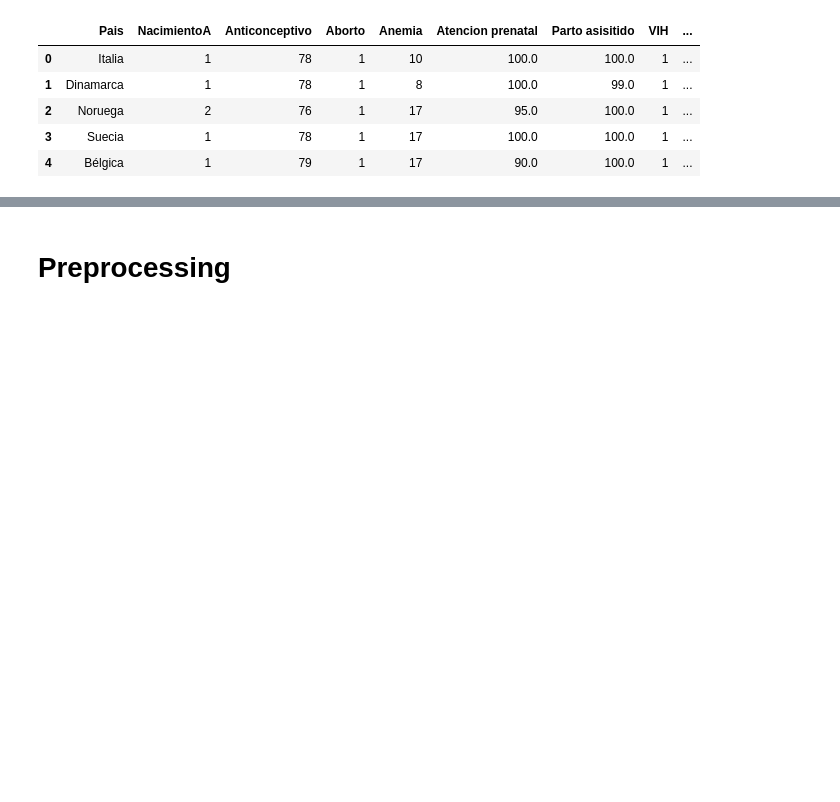
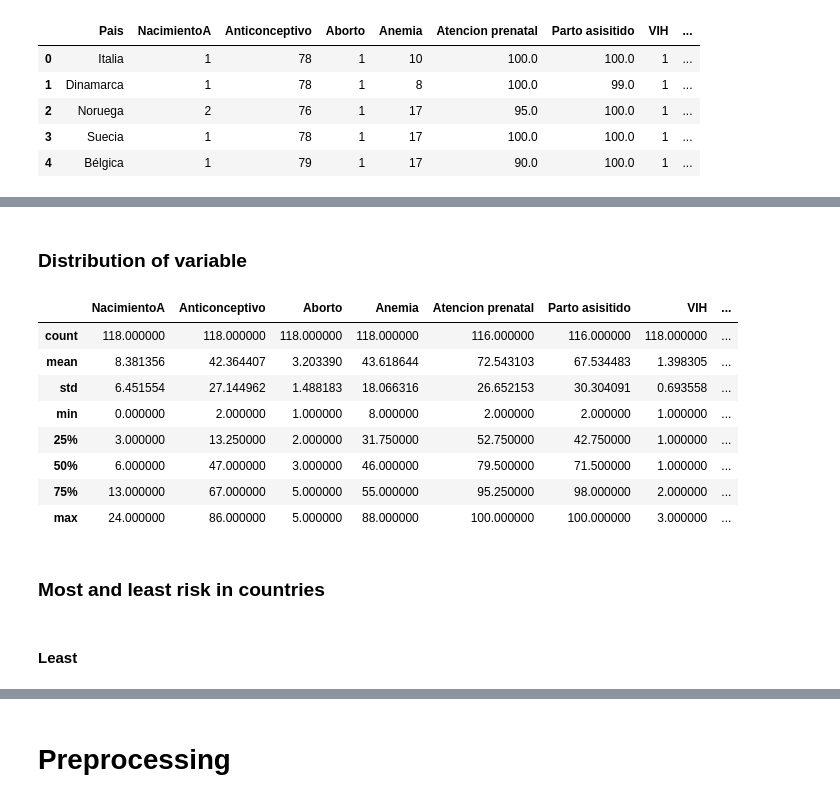
Before and after one commit to bluterplay/7moSemestre, a Jupyter notebook: AnalisisMultivariado/PCA.ipynb, the cells around one changed output, grey strips where cells are left out. Drawn from its saved outputs; the diff is of its cells as text; code cells hidden in the pictures; blank space fills up the shorter version.

Commit message:
Update PCA risk

```diff
--- a/AnalisisMultivariado/PCA.ipynb
+++ b/AnalisisMultivariado/PCA.ipynb
@@ -26,0 +48,18 @@ True
+# %% [markdown]
+### Distribution of variable
+# %%
+data.describe()
+# %% [output]
+|  | NacimientoA | Anticonceptivo | Aborto | Anemia | Atencion prenatal | Parto asisitido | VIH | ... |
+| count | 118.000000 | 118.000000 | 118.000000 | 118.000000 | 116.000000 | 116.000000 | 118.000000 | ... |
+| mean | 8.381356 | 42.364407 | 3.203390 | 43.618644 | 72.543103 | 67.534483 | 1.398305 | ... |
+| std | 6.451554 | 27.144962 | 1.488183 | 18.066316 | 26.652153 | 30.304091 | 0.693558 | ... |
+| min | 0.000000 | 2.000000 | 1.000000 | 8.000000 | 2.000000 | 2.000000 | 1.000000 | ... |
+| 25% | 3.000000 | 13.250000 | 2.000000 | 31.750000 | 52.750000 | 42.750000 | 1.000000 | ... |
+| 50% | 6.000000 | 47.000000 | 3.000000 | 46.000000 | 79.500000 | 71.500000 | 1.000000 | ... |
+| 75% | 13.000000 | 67.000000 | 5.000000 | 55.000000 | 95.250000 | 98.000000 | 2.000000 | ... |
+| max | 24.000000 | 86.000000 | 5.000000 | 88.000000 | 100.000000 | 100.000000 | 3.000000 | ... |
+# %% [markdown]
+### Most and least risk in countries
+# %% [markdown]
+#### Least
```
Also changed, not shown: parts of 17 cells of this notebook.
